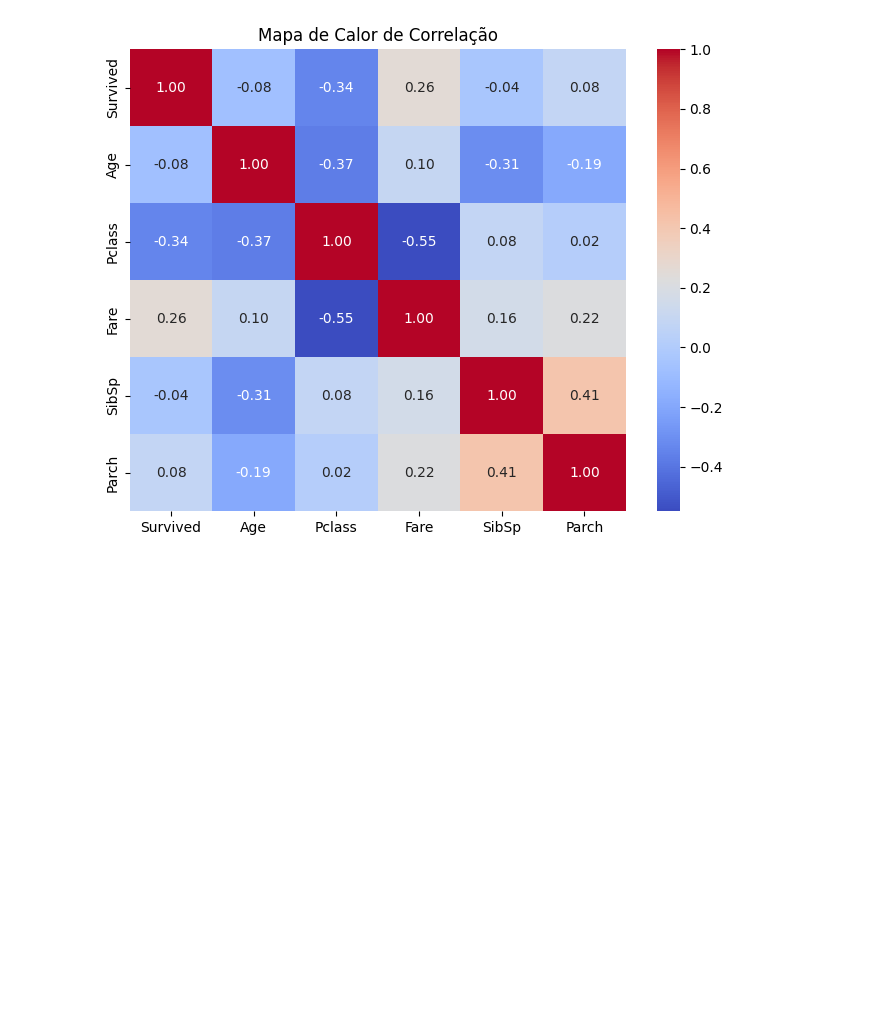
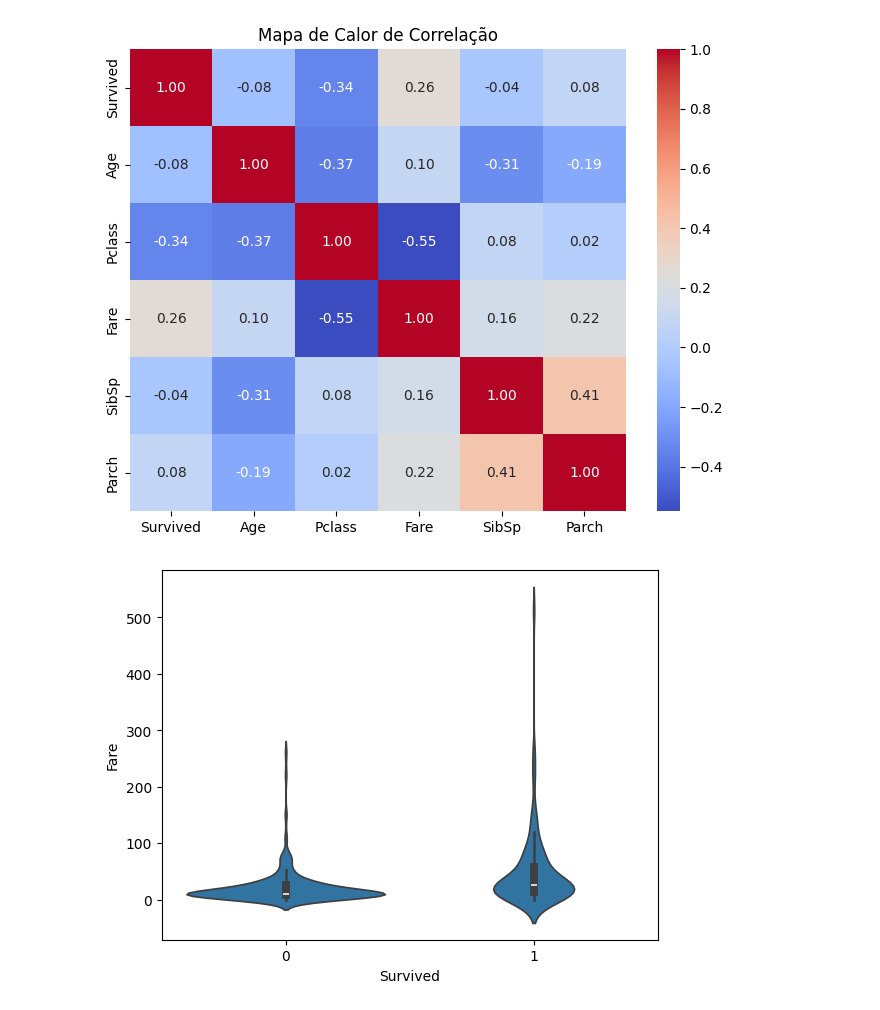
Before and after one commit to nevidomyyb/titanic-challenge, a Jupyter notebook: desafio.ipynb, the cells around one changed output. Drawn from its saved outputs; the diff is of its cells as text; code cells hidden in the pictures; blank space fills up the shorter version.

```diff
--- a/desafio.ipynb
+++ b/desafio.ipynb
@@ -106,3 +88,14 @@ plt.title('Mapa de Calor de Correlação')
 plt.show()
 # %% [output]
 [figure]
+# %%
+# Na matriz de correlação a gente viu que Fare e Pclass foram as que tiveram maior correlação com survived.
+# Então vamos explorar essas duas variáveis.
+
+
+# A partir do violinplot conseguimos ver que para os sobreviventes a Fare (tarifa) da passagem é muito mais esparsa, e também alcança valores mais altos
+# Enquanto podemos ver que a concentração de pessoas que não sobreviveram é muito maior para os valores entre 0 e 100 de Fare
+sns.violinplot(x='Survived', y='Fare', data=train_df)
+plt.show()
+# %% [output]
+[figure, added]
```
Also changed, not shown: parts of 3 cells of this notebook.
